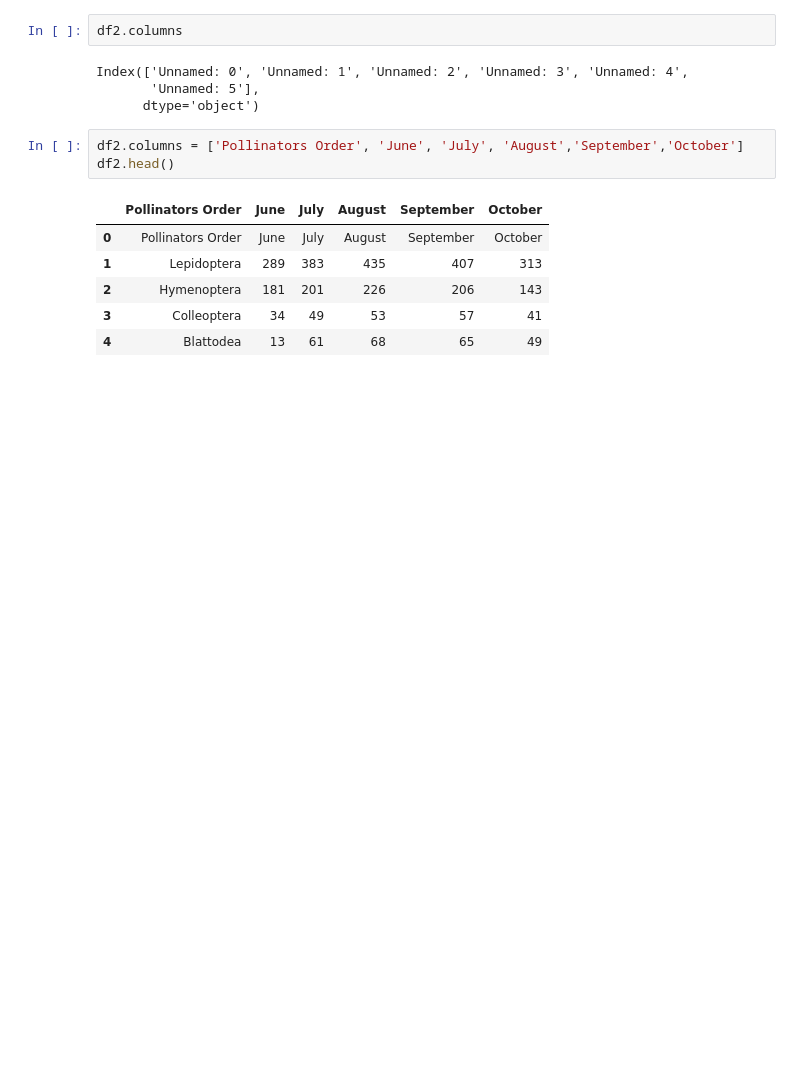
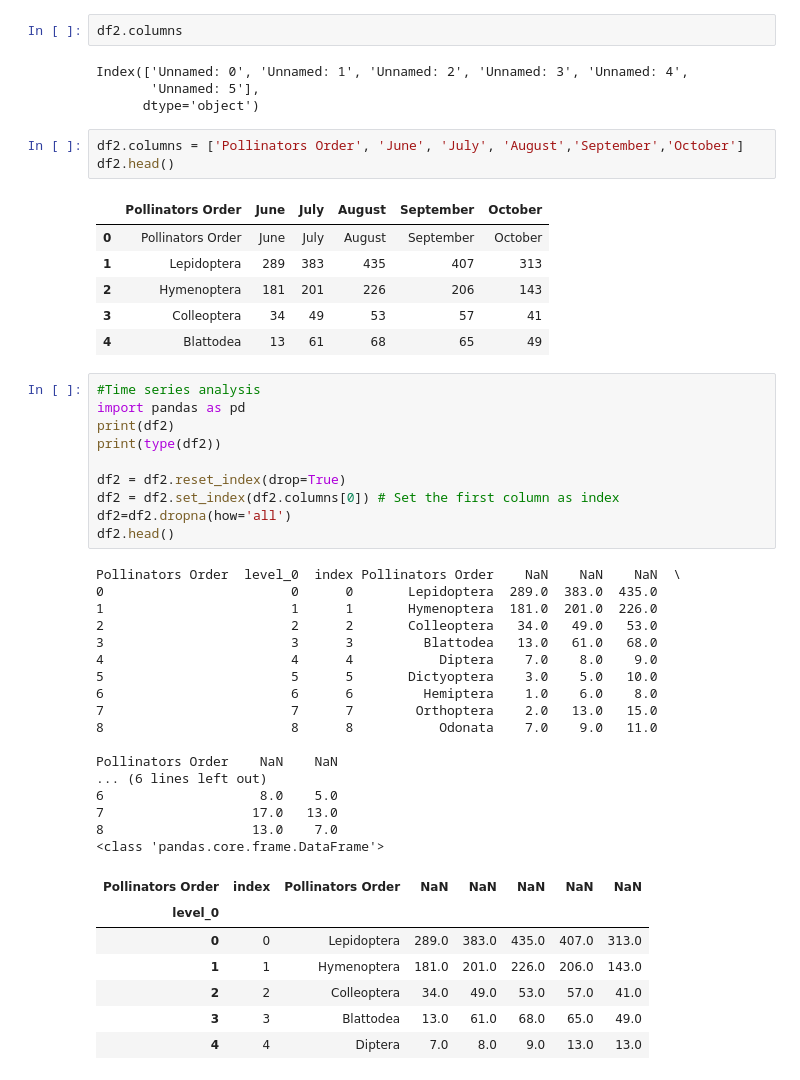
Before and after one commit to snehatanti/interns-code, a Jupyter notebook: binod_da_pollination.ipynb, the cells around one changed output. Drawn from its saved outputs; the diff is of its cells as text; blank space fills up the shorter version.

```diff
--- a/binod_da_pollination.ipynb
+++ b/binod_da_pollination.ipynb
@@ -91,3 +140,38 @@ df2.head()
 | 2 | Hymenoptera | 181 | 201 | 226 | 206 | 143 |
 | 3 | Colleoptera | 34 | 49 | 53 | 57 | 41 |
 | 4 | Blattodea | 13 | 61 | 68 | 65 | 49 |
+# %%
+#Time series analysis
+import pandas as pd
+print(df2)
+print(type(df2))
+
+df2 = df2.reset_index(drop=True)
+df2 = df2.set_index(df2.columns[0]) # Set the first column as index
+df2=df2.dropna(how='all')
+df2.head()
+# %% [output]
+Pollinators Order  level_0  index Pollinators Order    NaN    NaN    NaN  \
+0                        0      0       Lepidoptera  289.0  383.0  435.0
+1                        1      1       Hymenoptera  181.0  201.0  226.0
+2                        2      2       Colleoptera   34.0   49.0   53.0
+3                        3      3         Blattodea   13.0   61.0   68.0
+4                        4      4           Diptera    7.0    8.0    9.0
+5                        5      5       Dictyoptera    3.0    5.0   10.0
+6                        6      6         Hemiptera    1.0    6.0    8.0
+7                        7      7        Orthoptera    2.0   13.0   15.0
+8                        8      8           Odonata    7.0    9.0   11.0
+
+Pollinators Order    NaN    NaN
+... (6 lines left out)
+6                    8.0    5.0
+7                   17.0   13.0
+8                   13.0    7.0
+<class 'pandas.core.frame.DataFrame'>
+| Pollinators Order | index | Pollinators Order | NaN | NaN | NaN | NaN | NaN |
+| level_0 |  |  |  |  |  |  |  |
+| 0 | 0 | Lepidoptera | 289.0 | 383.0 | 435.0 | 407.0 | 313.0 |
+| 1 | 1 | Hymenoptera | 181.0 | 201.0 | 226.0 | 206.0 | 143.0 |
+| 2 | 2 | Colleoptera | 34.0 | 49.0 | 53.0 | 57.0 | 41.0 |
+| 3 | 3 | Blattodea | 13.0 | 61.0 | 68.0 | 65.0 | 49.0 |
+| 4 | 4 | Diptera | 7.0 | 8.0 | 9.0 | 13.0 | 13.0 |
```
Also changed, not shown: parts of 13 cells of this notebook.
